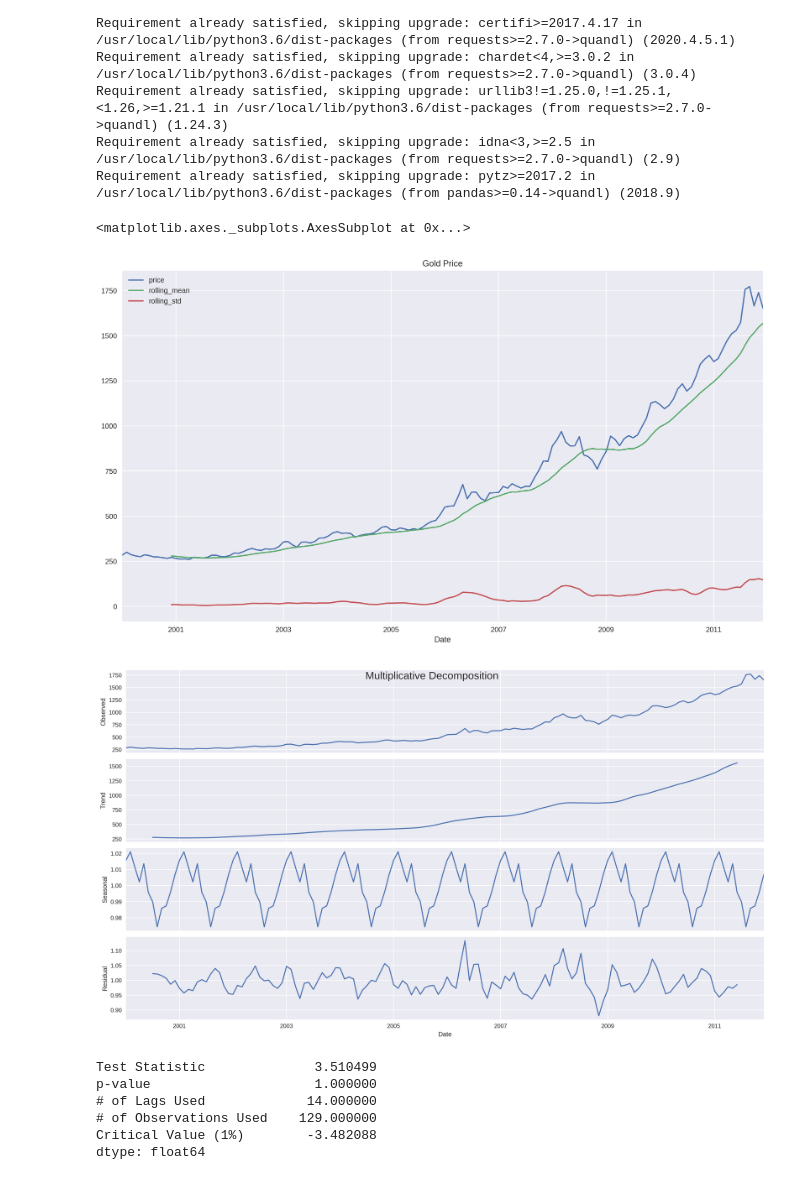
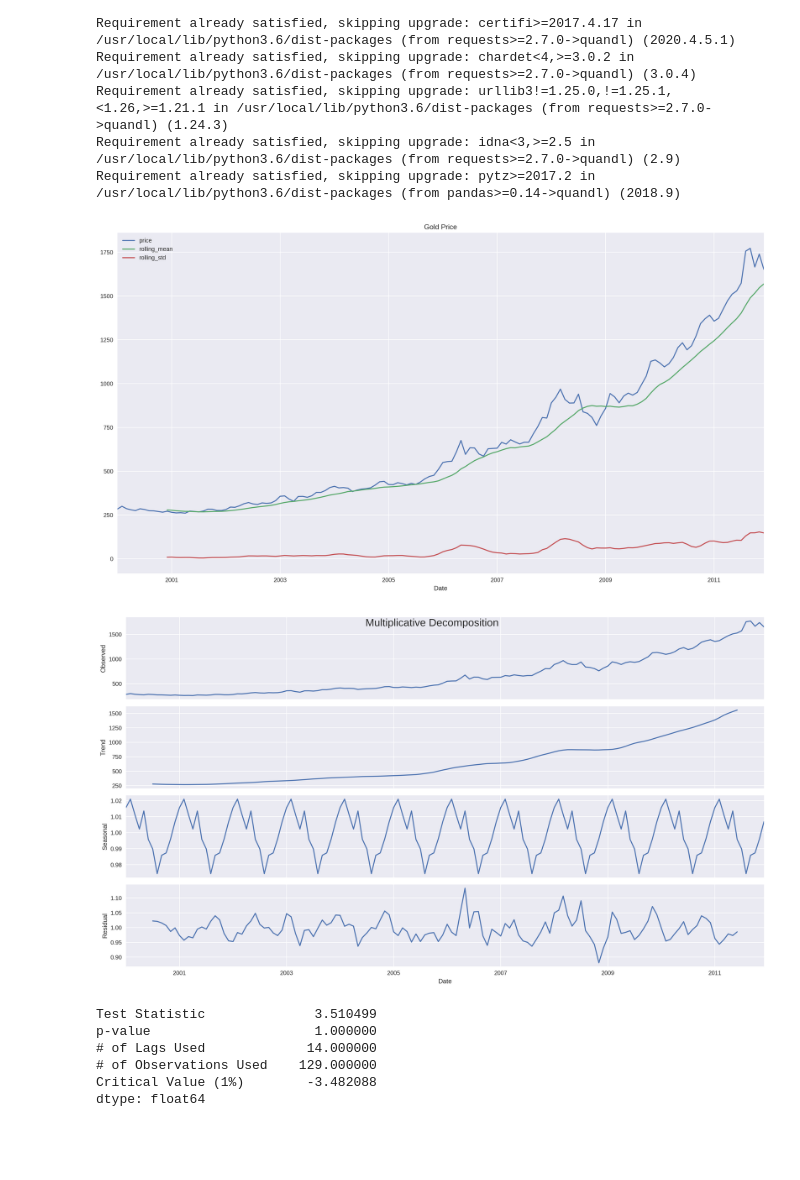
Before and after one commit to jfink09/Financial-Modeling, a Jupyter notebook: Testing_for_stationarity_in_time_series.ipynb, the cells around one changed output. Drawn from its saved outputs; the diff is of its cells as text; code cells hidden in the pictures; blank space fills up the shorter version.

```diff
--- a/Testing_for_stationarity_in_time_series.ipynb
+++ b/Testing_for_stationarity_in_time_series.ipynb
@@ -67,16 +67,18 @@ df = df.resample('M').last()
 # %%
 # Make the window size for the rolling statisitcs a 12 month time period
 WINDOW_SIZE = 12
 
 # Calculate the rolling mean and rolling standard deviation of the data
 df['rolling_mean'] = df.price.rolling(window=WINDOW_SIZE).mean()
 df['rolling_std'] = df.price.rolling(window=WINDOW_SIZE).std()
 
 # Plot the gold price, rolling mean, and rolling standard deviation
 df.plot(title='Gold Price')
+
+plt.tight_layout()
+plt.show()
 # %% [output]
-<matplotlib.axes._subplots.AxesSubplot at 0x...>
-[figure, old version]
+[figure, new version]
 # %%
 # Since the plot showed a non-linear rolling mean and the rolling standard deviation increased with time, we used the multiplicative model
 decomposition_results = seasonal_decompose(df.price, model='multiplicative')
@@ -87,8 +89,11 @@ decomposition_results.plot() \
 # The residual plot was indeed random so the fit makes sense
 # If an additive model was applied, there would have been an increasing pattern in the over time
 # In this case, it looks like the variance in the residuals was slightly higher in the second half of the dataset
+
+plt.tight_layout()
+plt.show()
 # %% [output]
-[figure, old version]
+[figure, new version]
 # %%
 # define the augmented Dickey-Fuller (ADF) test
 def adf_test(x):
```
Also changed, not shown: parts of 1 cell of this notebook.
